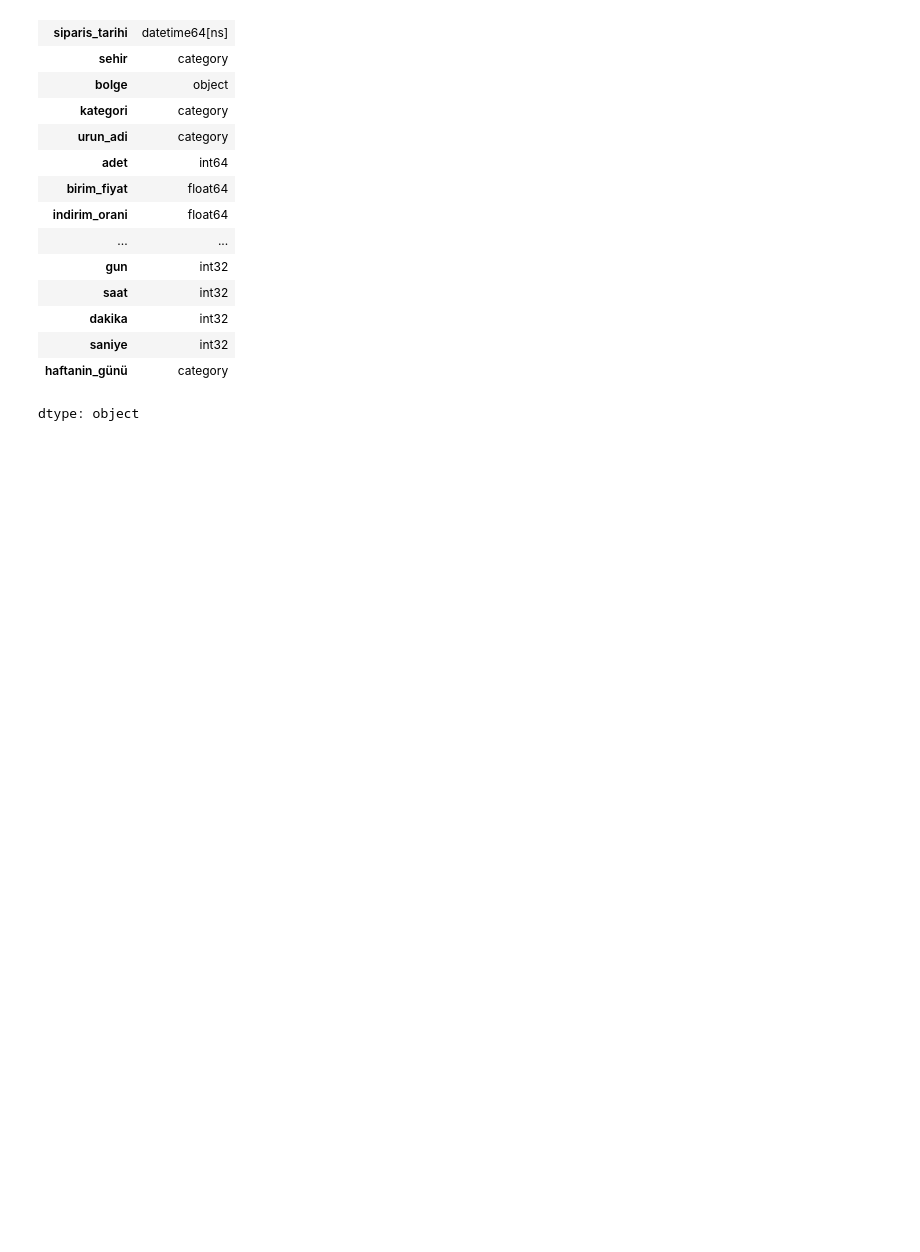
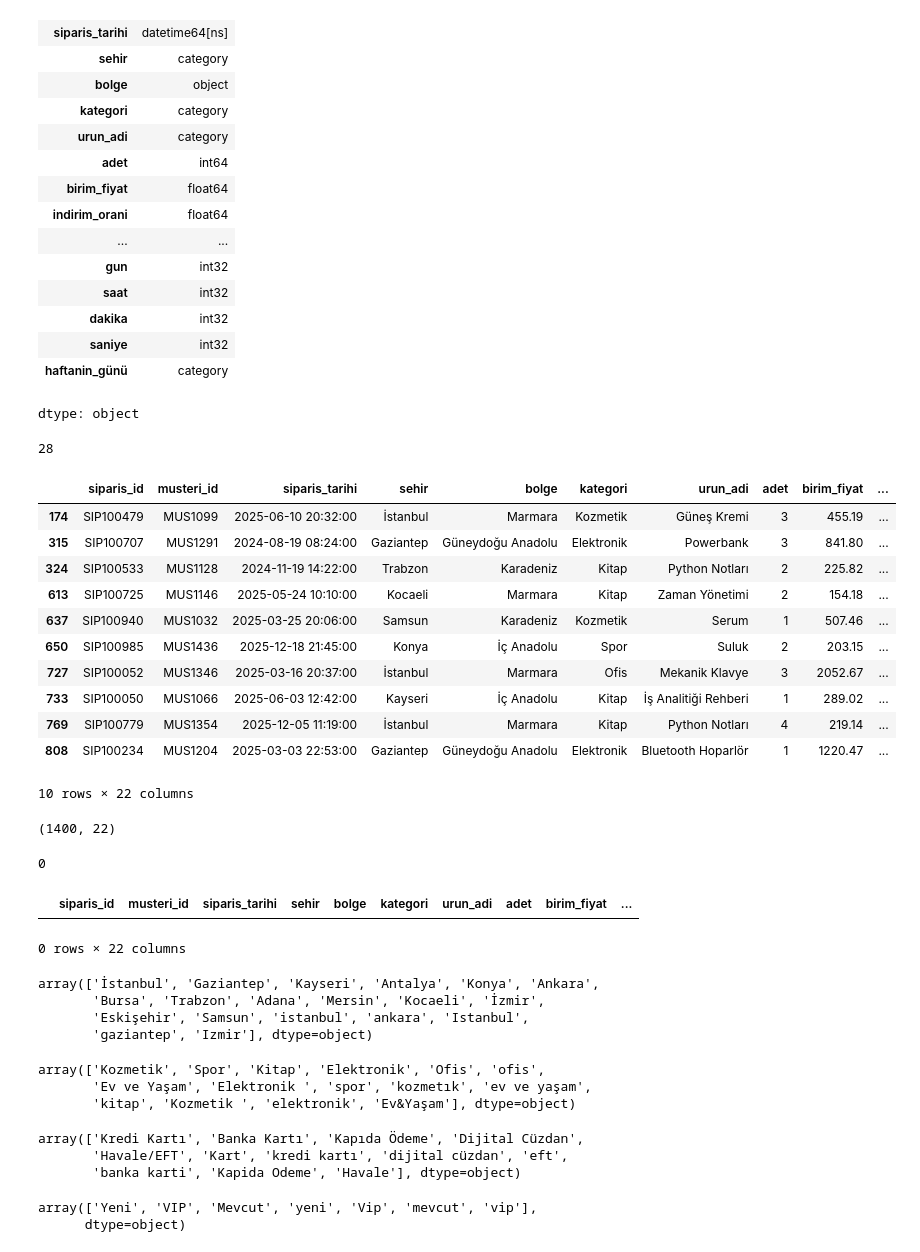
Before and after one commit to YunusEmre214/Data_Science_Colab, a Jupyter notebook: Data_Science.ipynb, the cells around one changed output. Drawn from its saved outputs; the diff is of its cells as text; code cells hidden in the pictures; blank space fills up the shorter version.

```diff
--- a/Data_Science.ipynb
+++ b/Data_Science.ipynb
@@ -517,3 +517,69 @@ dtype: object
 # %%
 #27.Güncellenmiş veri setini kaydetmek
 df.to_csv("e_ticaret_veri_seti_data_types_changed.csv")
+# %%
+#28.Veri setini yükleme
+df=pd.read_csv("e_ticaret_veri_seti_veri_tipleri_duzenlendi.csv")
+# %%
+#29.Tekrarlayan kayıtları tespit et
+recurring_records=df[df.duplicated()]
+len(recurring_records)
+# %% [output]
+28
+# %%
+#30.Tekrarlayan kayıtları incele
+recurring_records.head(10)
+# %% [output]
+|  | siparis_id | musteri_id | siparis_tarihi | sehir | bolge | kategori | urun_adi | adet | birim_fiyat | ... |
+| 174 | SIP100479 | MUS1099 | 2025-06-10 20:32:00 | İstanbul | Marmara | Kozmetik | Güneş Kremi | 3 | 455.19 | ... |
+| 315 | SIP100707 | MUS1291 | 2024-08-19 08:24:00 | Gaziantep | Güneydoğu Anadolu | Elektronik | Powerbank | 3 | 841.80 | ... |
+| 324 | SIP100533 | MUS1128 | 2024-11-19 14:22:00 | Trabzon | Karadeniz | Kitap | Python Notları | 2 | 225.82 | ... |
+| 613 | SIP100725 | MUS1146 | 2025-05-24 10:10:00 | Kocaeli | Marmara | Kitap | Zaman Yönetimi | 2 | 154.18 | ... |
+| 637 | SIP100940 | MUS1032 | 2025-03-25 20:06:00 | Samsun | Karadeniz | Kozmetik | Serum | 1 | 507.46 | ... |
+| 650 | SIP100985 | MUS1436 | 2025-12-18 21:45:00 | Konya | İç Anadolu | Spor | Suluk | 2 | 203.15 | ... |
+| 727 | SIP100052 | MUS1346 | 2025-03-16 20:37:00 | İstanbul | Marmara | Ofis | Mekanik Klavye | 3 | 2052.67 | ... |
+| 733 | SIP100050 | MUS1066 | 2025-06-03 12:42:00 | Kayseri | İç Anadolu | Kitap | İş Analitiği Rehberi | 1 | 289.02 | ... |
+| 769 | SIP100779 | MUS1354 | 2025-12-05 11:19:00 | İstanbul | Marmara | Kitap | Python Notları | 4 | 219.14 | ... |
+| 808 | SIP100234 | MUS1204 | 2025-03-03 22:53:00 | Gaziantep | Güneydoğu Anadolu | Elektronik | Bluetooth Hoparlör | 1 | 1220.47 | ... |
+10 rows × 22 columns
+# %%
+#31.Tekrarlayan kayıtları temizle
+df=df.drop_duplicates()
+df.shape
+# %% [output]
+(1400, 22)
+# %%
+recurring_records=df[df.duplicated()]
+len(recurring_records)
+# %% [output]
+0
+# %%
+recurring_records.head(10)
+# %% [output]
+|  | siparis_id | musteri_id | siparis_tarihi | sehir | bolge | kategori | urun_adi | adet | birim_fiyat | ... |
+0 rows × 22 columns
+# %%
+#32.Tutarsız değerlerin incelenmesi
+df["sehir"].unique()
+# %% [output]
+array(['İstanbul', 'Gaziantep', 'Kayseri', 'Antalya', 'Konya', 'Ankara',
+       'Bursa', 'Trabzon', 'Adana', 'Mersin', 'Kocaeli', 'İzmir',
+       'Eskişehir', 'Samsun', 'istanbul', 'ankara', 'Istanbul',
+       'gaziantep', 'Izmir'], dtype=object)
+# %%
+df["kategori"].unique()
+# %% [output]
+array(['Kozmetik', 'Spor', 'Kitap', 'Elektronik', 'Ofis', 'ofis',
+       'Ev ve Yaşam', 'Elektronik ', 'spor', 'kozmetık', 'ev ve yaşam',
+       'kitap', 'Kozmetik ', 'elektronik', 'Ev&Yaşam'], dtype=object)
+# %%
+df["odeme_turu"].unique()
+# %% [output]
+array(['Kredi Kartı', 'Banka Kartı', 'Kapıda Ödeme', 'Dijital Cüzdan',
+       'Havale/EFT', 'Kart', 'kredi kartı', 'dijital cüzdan', 'eft',
+       'banka karti', 'Kapida Odeme', 'Havale'], dtype=object)
+# %%
+df["musteri_tipi"].unique()
+# %% [output]
+array(['Yeni', 'VIP', 'Mevcut', 'yeni', 'Vip', 'mevcut', 'vip'],
+      dtype=object)
```
Also changed, not shown: parts of 24 cells of this notebook.
